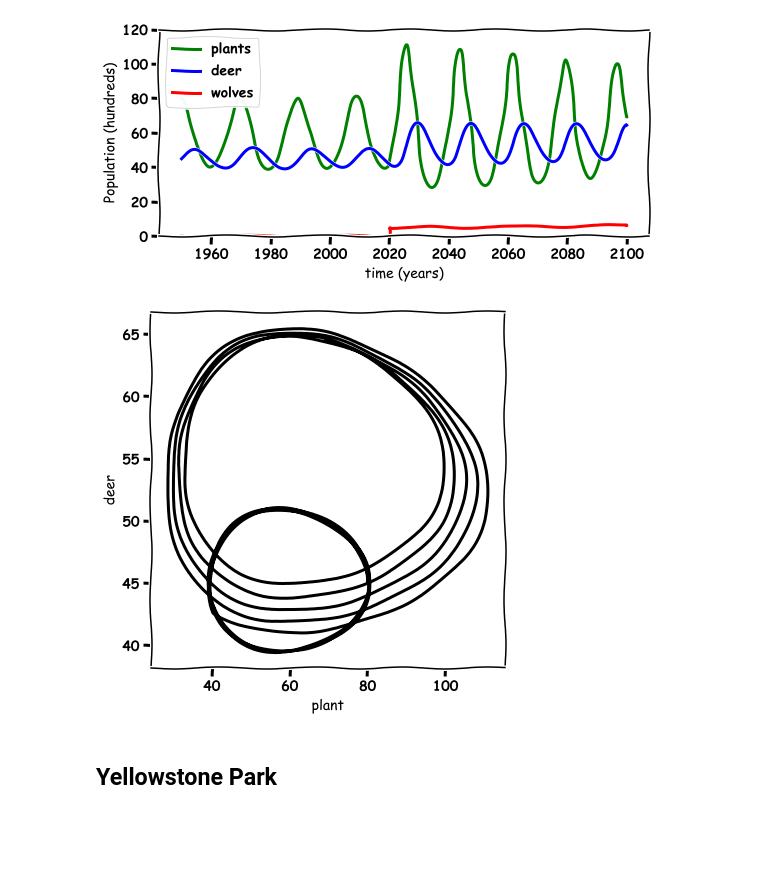
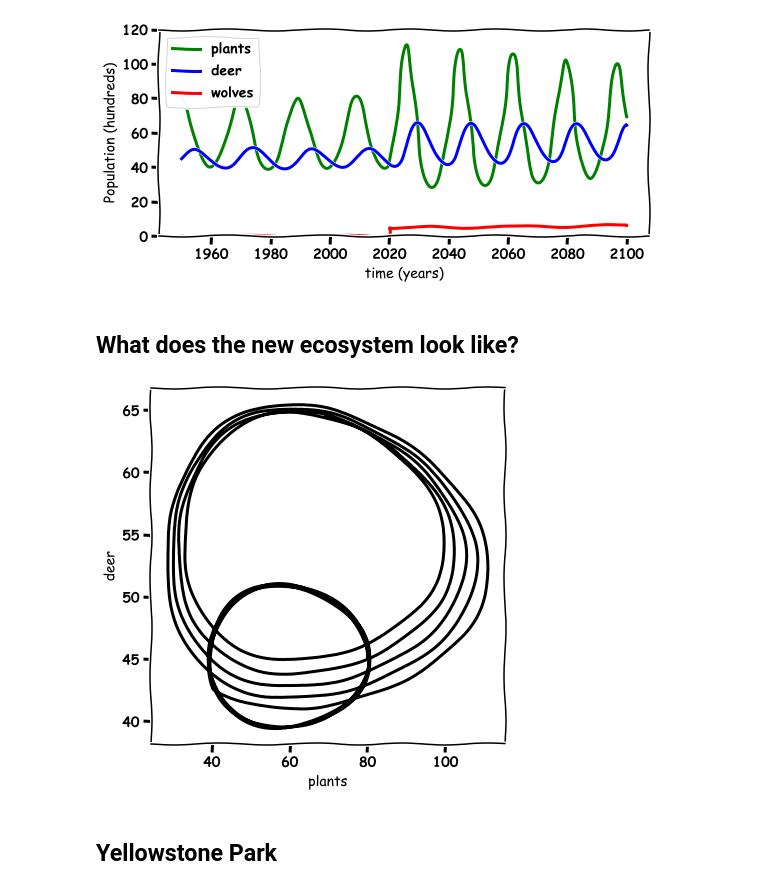
Before and after one commit to john-s-butler-dit/MathsWeek_Wolves, a Jupyter notebook: Predator Prey Model Wolves.ipynb, the cells around one changed output. Drawn from its saved outputs; the diff is of its cells as text; code cells hidden in the pictures; blank space fills up the shorter version.

```diff
--- a/Predator Prey Model Wolves.ipynb
+++ b/Predator Prey Model Wolves.ipynb
@@ -236,18 +236,20 @@ with plt.xkcd():
     plt.show()
 # %% [output]
 [figure]
+# %% [markdown]
+## What does the new ecosystem look like?
 # %%
 with plt.xkcd():
     fig = plt.figure(figsize=(6,6))
     plt.plot(plant, deer, 'k-', linewidth=3)
     plt.grid()
-    plt.xlabel('plant')
+    plt.xlabel('plants')
     plt.ylabel('deer')
     plt.tight_layout()
     plt.savefig('plant_vs_deer.png', bbox_inches='tight',dpi=300)
     plt.show()
 # %% [output]
-[figure, old version]
+[figure, new version]
 # %% [markdown]
 ## Yellowstone Park
 # %%
```
Also changed, not shown: parts of 3 cells of this notebook, 1 other file.
